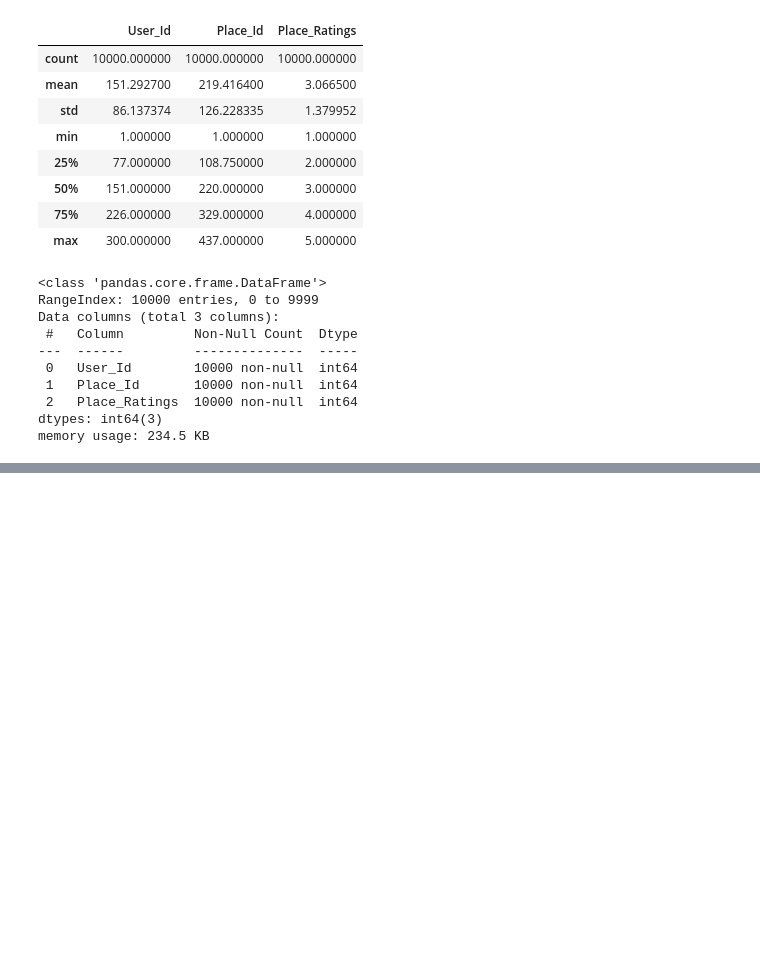
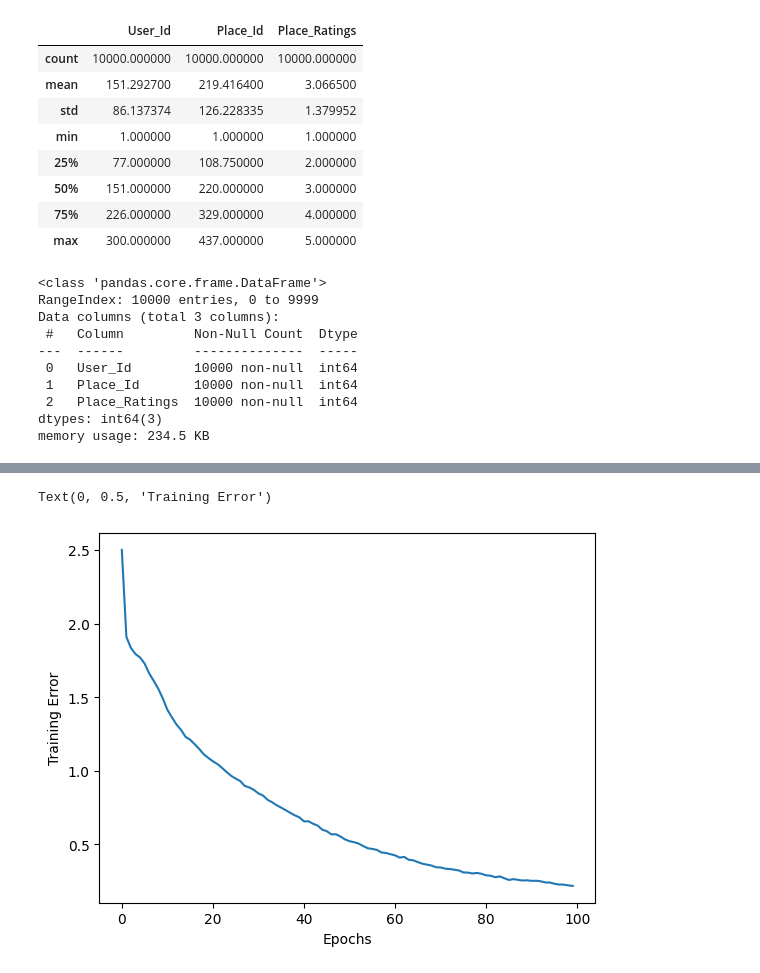
Before and after one commit to Starrick2001/Collaborative-Filtering-Recommendation-System-Using-TensorFlow-with-Neural-Net, a Jupyter notebook: main.ipynb, the cells around one changed output, grey strips where cells are left out. Cells and saved outputs as stored; diff of their text form; code cells hidden in the pictures; blank space fills up the shorter version.

```diff
--- a/main.ipynb
+++ b/main.ipynb
@@ -87,0 +96,2 @@ model.compile('adam', 'mean_squared_error')
+# %%
+history = model.fit([train.User_Id, train.Place_Id], train.Place_Ratings, epochs=100, verbose=1)
@@ -87,0 +116,7 @@ model.compile('adam', 'mean_squared_error')
+# %%
+plt.plot(history.history['loss'])
+plt.xlabel("Epochs")
+plt.ylabel("Training Error")
+# %% [output]
+Text(0, 0.5, 'Training Error')
+[figure, added]
```
Also changed, not shown: parts of 8 cells of this notebook.
